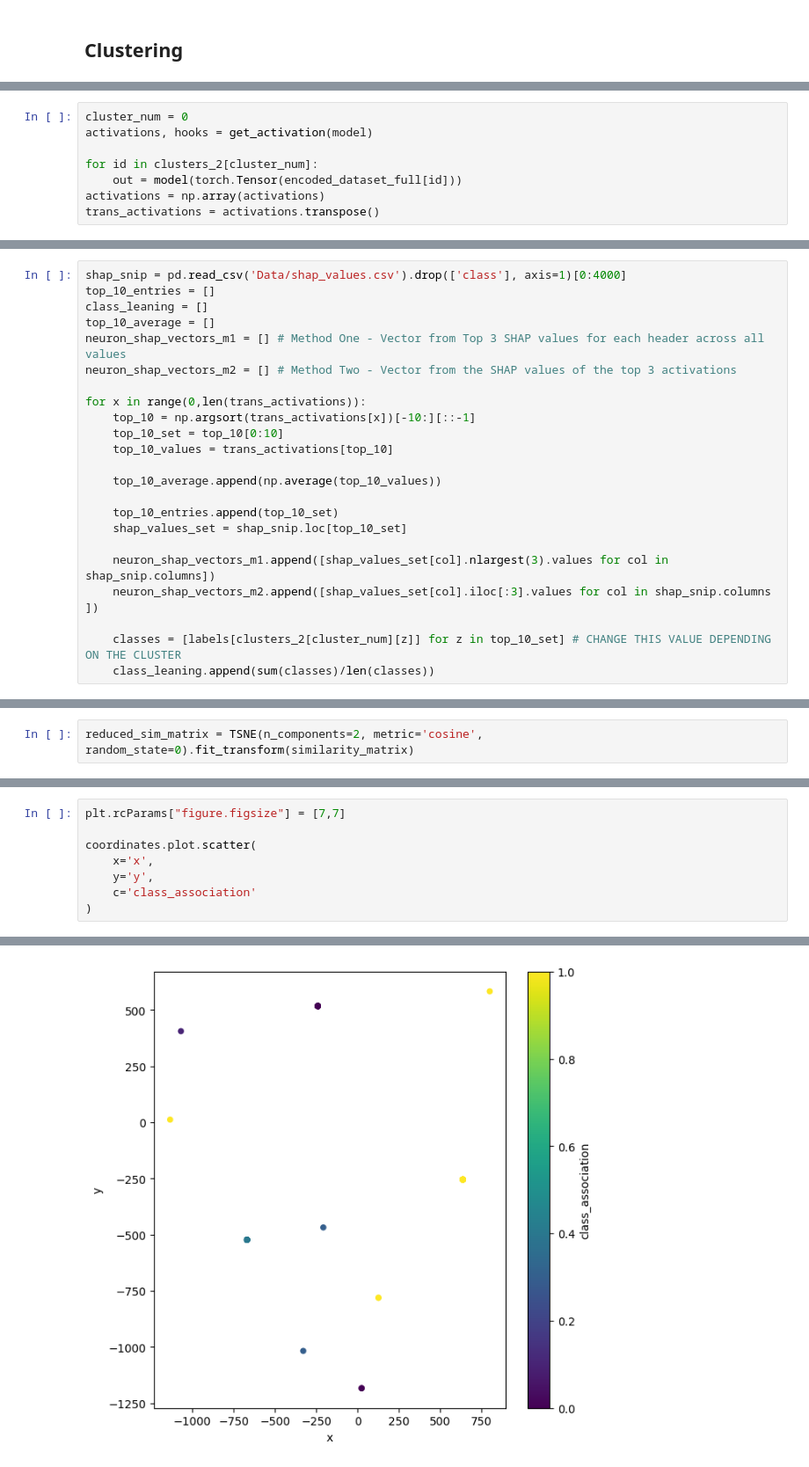
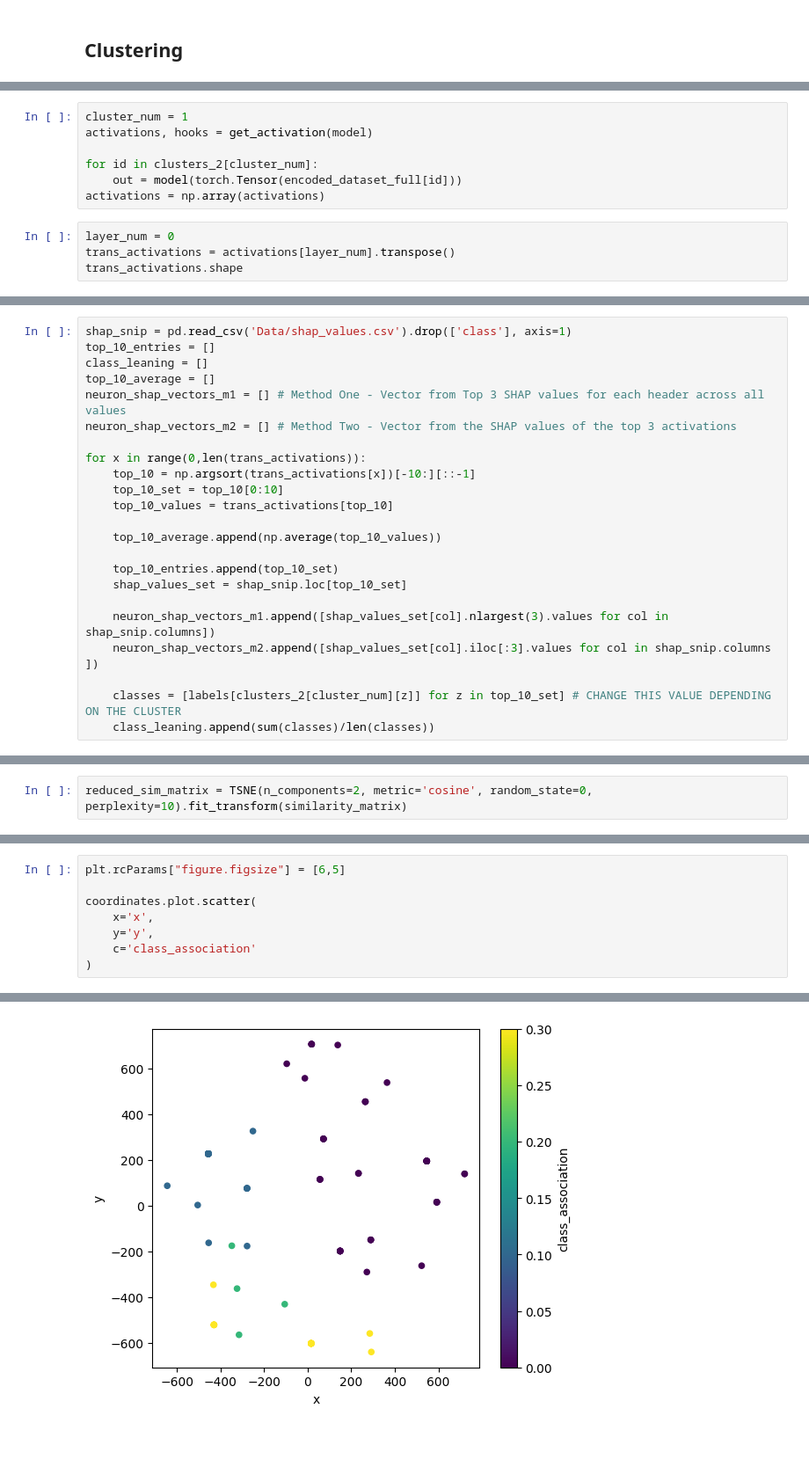
Before and after one commit to c1014695Newcastle/PyTorchJacard, a Jupyter notebook: Model_WORKING.ipynb, the cells around one changed output, grey strips where cells are left out. Shown at 88% size. Saved outputs shown, nothing was run; the diff lists cells and outputs as text; blank space fills up the shorter version.

```diff
--- a/Model_WORKING.ipynb
+++ b/Model_WORKING.ipynb
@@ -491,8 +489,11 @@ clusters_1 = [
 # %%
-cluster_num = 0
+cluster_num = 1
 activations, hooks = get_activation(model)
 
 for id in clusters_2[cluster_num]:
     out = model(torch.Tensor(encoded_dataset_full[id]))
 activations = np.array(activations)
-trans_activations = activations.transpose()
+# %%
+layer_num = 0
+trans_activations = activations[layer_num].transpose()
+trans_activations.shape
@@ -499,5 +502,5 @@ trans_activations = activations.transpose()
 # %%
-shap_snip = pd.read_csv('Data/shap_values.csv').drop(['class'], axis=1)[0:4000]
+shap_snip = pd.read_csv('Data/shap_values.csv').drop(['class'], axis=1)
 top_10_entries = []
 class_leaning = []
 top_10_average = []
@@ -575,5 +542,5 @@ array([[1.        , 0.        , 1.        , ..., 1.        , 0.33333333,
 # %%
-reduced_sim_matrix = TSNE(n_components=2, metric='cosine', random_state=0).fit_transform(similarity_matrix)
+reduced_sim_matrix = TSNE(n_components=2, metric='cosine', random_state=0, perplexity=10).fit_transform(similarity_matrix)
 # %%
 class_leaning_df = pd.DataFrame(class_leaning, columns=['class_association'])
 average_activation_df = pd.DataFrame(top_10_average, columns=['average_activation'])
@@ -598,11 +567,11 @@ coordinates
 # %%
-plt.rcParams["figure.figsize"] = [7,7]
+plt.rcParams["figure.figsize"] = [6,5]
 
 coordinates.plot.scatter(
     x='x',
     y='y',
     c='class_association'
 )
 # %% [output]
 <Axes: xlabel='x', ylabel='y'>
-[figure, old version]
+[figure, new version]
```
Also changed, not shown: parts of 29 cells of this notebook, 13 other files.
